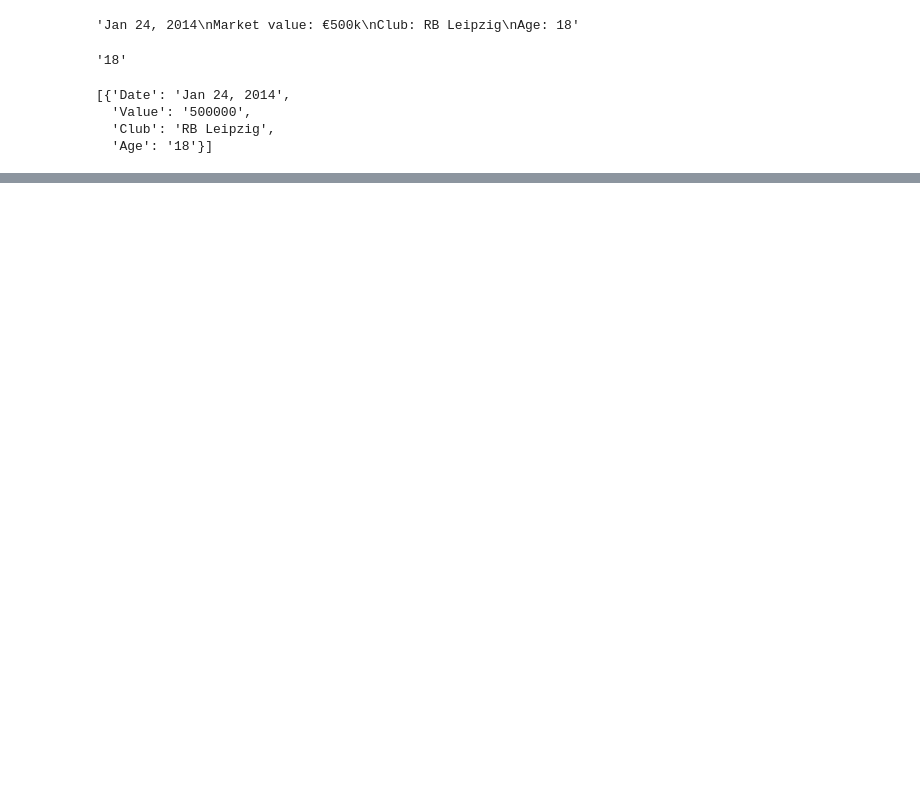
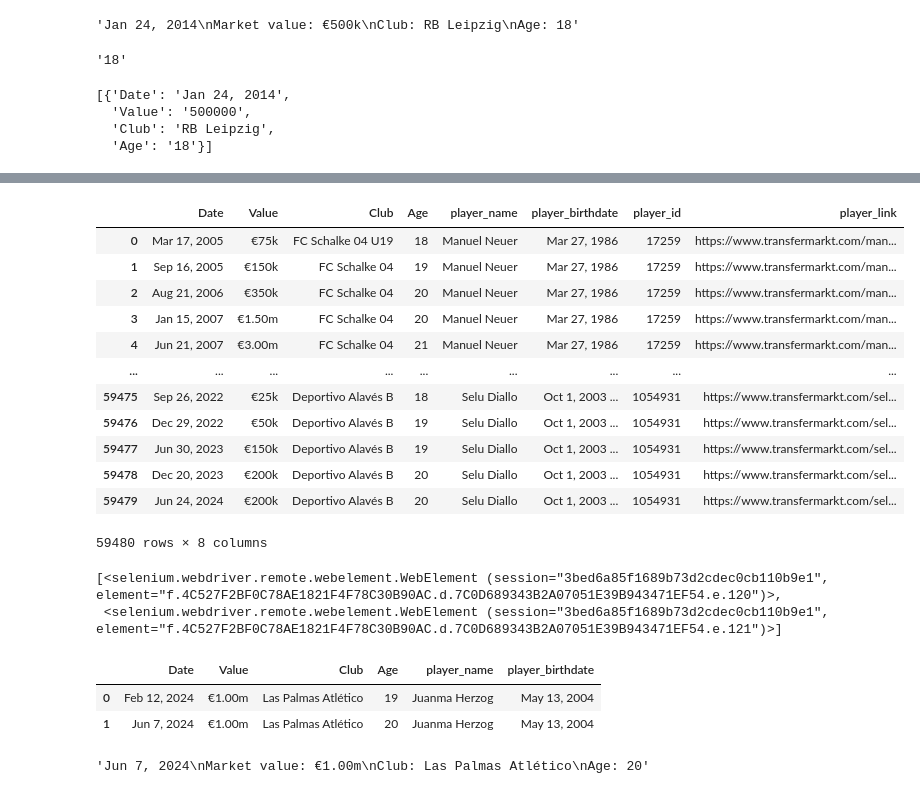
Before and after one commit to mirkoruks/MatchPredictor, a Jupyter notebook: scrape_transfermarkt.ipynb, the cells around one changed output, grey strips where cells are left out. Cells and saved outputs as stored; diff of their text form; code cells hidden in the pictures; blank space fills up the shorter version.

```diff
--- a/scrape_transfermarkt.ipynb
+++ b/scrape_transfermarkt.ipynb
@@ -265,0 +447,16 @@ Got player: Harry Kane
+# %%
+all_players
+# %% [output]
+|  | Date | Value | Club | Age | player_name | player_birthdate | player_id | player_link |
+| 0 | Mar 17, 2005 | €75k | FC Schalke 04 U19 | 18 | Manuel Neuer | Mar 27, 1986 | 17259 | https://www.transfermarkt.com/man... |
+| 1 | Sep 16, 2005 | €150k | FC Schalke 04 | 19 | Manuel Neuer | Mar 27, 1986 | 17259 | https://www.transfermarkt.com/man... |
+| 2 | Aug 21, 2006 | €350k | FC Schalke 04 | 20 | Manuel Neuer | Mar 27, 1986 | 17259 | https://www.transfermarkt.com/man... |
+| 3 | Jan 15, 2007 | €1.50m | FC Schalke 04 | 20 | Manuel Neuer | Mar 27, 1986 | 17259 | https://www.transfermarkt.com/man... |
+| 4 | Jun 21, 2007 | €3.00m | FC Schalke 04 | 21 | Manuel Neuer | Mar 27, 1986 | 17259 | https://www.transfermarkt.com/man... |
+| ... | ... | ... | ... | ... | ... | ... | ... | ... |
+| 59475 | Sep 26, 2022 | €25k | Deportivo Alavés B | 18 | Selu Diallo | Oct 1, 2003 ... | 1054931 | https://www.transfermarkt.com/sel... |
+| 59476 | Dec 29, 2022 | €50k | Deportivo Alavés B | 19 | Selu Diallo | Oct 1, 2003 ... | 1054931 | https://www.transfermarkt.com/sel... |
+| 59477 | Jun 30, 2023 | €150k | Deportivo Alavés B | 19 | Selu Diallo | Oct 1, 2003 ... | 1054931 | https://www.transfermarkt.com/sel... |
+| 59478 | Dec 20, 2023 | €200k | Deportivo Alavés B | 20 | Selu Diallo | Oct 1, 2003 ... | 1054931 | https://www.transfermarkt.com/sel... |
+| 59479 | Jun 24, 2024 | €200k | Deportivo Alavés B | 20 | Selu Diallo | Oct 1, 2003 ... | 1054931 | https://www.transfermarkt.com/sel... |
+59480 rows × 8 columns
@@ -265,0 +472,5 @@ Got player: Harry Kane
+# %%
+values_raw
+# %% [output]
+[<selenium.webdriver.remote.webelement.WebElement (session="3bed6a85f1689b73d2cdec0cb110b9e1", element="f.4C527F2BF0C78AE1821F4F78C30B90AC.d.7C0D689343B2A07051E39B943471EF54.e.120")>,
+ <selenium.webdriver.remote.webelement.WebElement (session="3bed6a85f1689b73d2cdec0cb110b9e1", element="f.4C527F2BF0C78AE1821F4F78C30B90AC.d.7C0D689343B2A07051E39B943471EF54.e.121")>]
@@ -265,0 +480,14 @@ Got player: Harry Kane
+# %%
+get_player_values(driver)
+# %% [output]
+|  | Date | Value | Club | Age | player_name | player_birthdate |
+| 0 | Feb 12, 2024 | €1.00m | Las Palmas Atlético | 19 | Juanma Herzog | May 13, 2004 |
+| 1 | Jun 7, 2024 | €1.00m | Las Palmas Atlético | 20 | Juanma Herzog | May 13, 2004 |
+# %%
+result = WebDriverWait(driver, 30).until(EC.presence_of_element_located((By.CLASS_NAME, 'box')))
+result = WebDriverWait(result, 30).until(EC.presence_of_element_located((By.CLASS_NAME, 'chart-container.svelte-gaklzv')))
+result = WebDriverWait(result, 30).until(EC.presence_of_element_located((By.CLASS_NAME, 'chart-tooltip.svelte-xxbpuy')))
+result = WebDriverWait(result, 30).until(EC.presence_of_element_located((By.TAG_NAME, 'p')))
+result.text
+# %% [output]
+'Jun 7, 2024\nMarket value: €1.00m\nClub: Las Palmas Atlético\nAge: 20'
```
Also changed, not shown: parts of 32 cells of this notebook, 1 other file.
